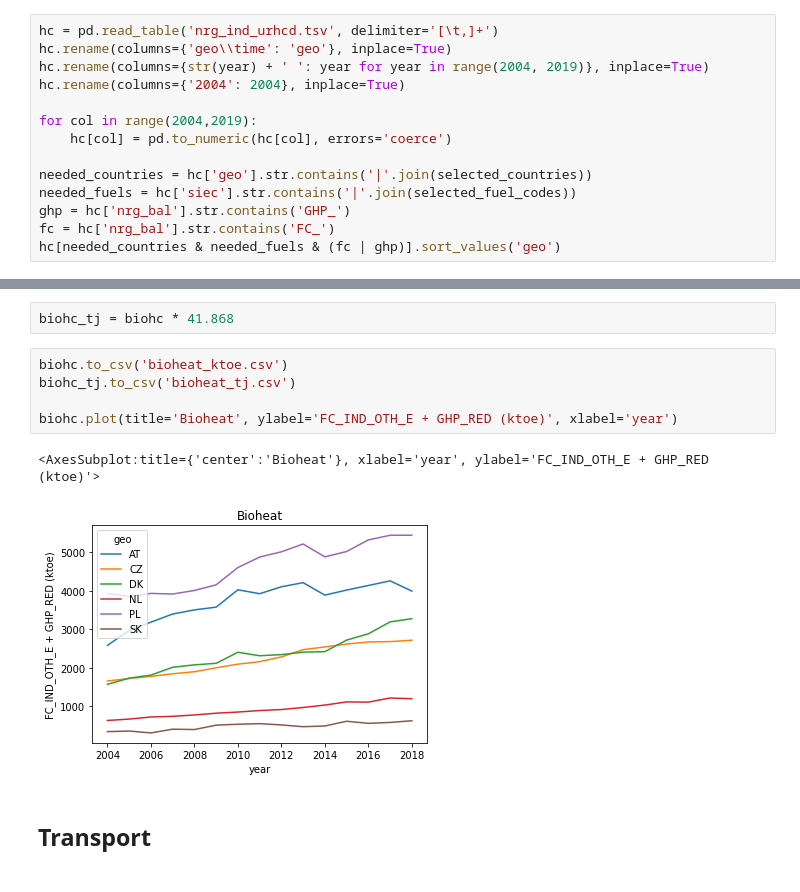
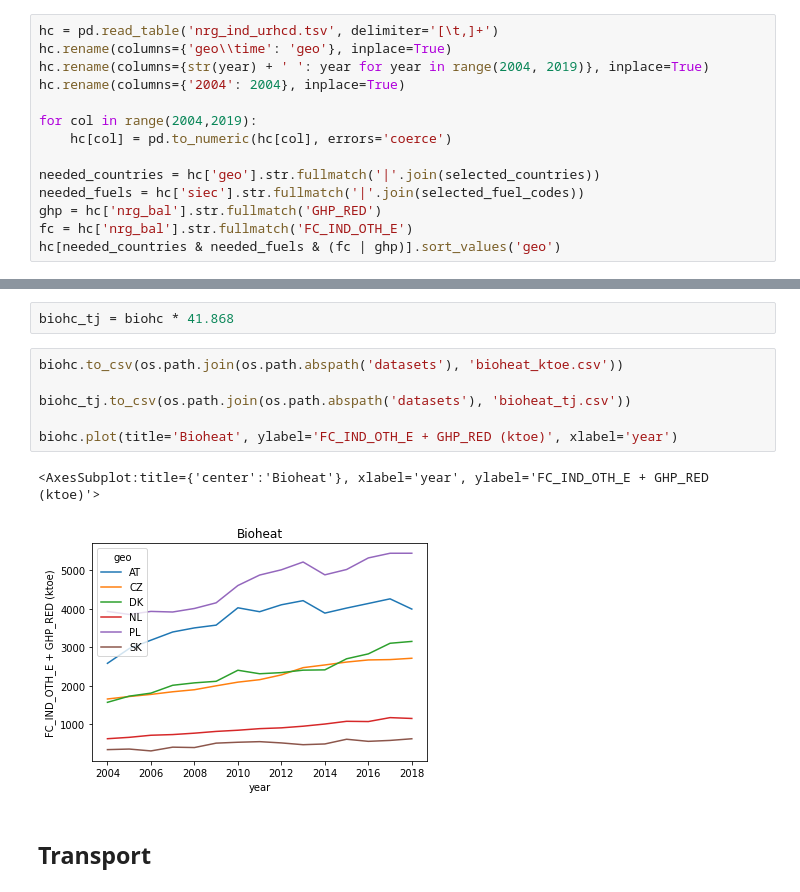
Before and after one commit to jandolezal/shares, a Jupyter notebook: shares.ipynb, the cells around one changed output, grey strips where cells are left out. Cells and saved outputs as stored; diff of their text form.

```diff
--- a/shares.ipynb
+++ b/shares.ipynb
@@ -129,10 +160,10 @@ hc.rename(columns={'2004': 2004}, inplace=True)
 for col in range(2004,2019):
     hc[col] = pd.to_numeric(hc[col], errors='coerce')
 
-needed_countries = hc['geo'].str.contains('|'.join(selected_countries))
-needed_fuels = hc['siec'].str.contains('|'.join(selected_fuel_codes))
-ghp = hc['nrg_bal'].str.contains('GHP_')
-fc = hc['nrg_bal'].str.contains('FC_')
+needed_countries = hc['geo'].str.fullmatch('|'.join(selected_countries))
+needed_fuels = hc['siec'].str.fullmatch('|'.join(selected_fuel_codes))
+ghp = hc['nrg_bal'].str.fullmatch('GHP_RED')
+fc = hc['nrg_bal'].str.fullmatch('FC_IND_OTH_E')
 hc[needed_countries & needed_fuels & (fc | ghp)].sort_values('geo')
 # %% [output]
 |  | siec | nrg_bal | unit | geo | 2018 | 2017 | 2016 | 2015 | 2014 | 2013 | 2012 | ... |
@@ -176,13 +207,14 @@ biohc
 # %%
 biohc_tj = biohc * 41.868
 # %%
-biohc.to_csv('bioheat_ktoe.csv')
-biohc_tj.to_csv('bioheat_tj.csv')
+biohc.to_csv(os.path.join(os.path.abspath('datasets'), 'bioheat_ktoe.csv'))
+
+biohc_tj.to_csv(os.path.join(os.path.abspath('datasets'), 'bioheat_tj.csv'))
 
 biohc.plot(title='Bioheat', ylabel='FC_IND_OTH_E + GHP_RED (ktoe)', xlabel='year')
 # %% [output]
 <AxesSubplot:title={'center':'Bioheat'}, xlabel='year', ylabel='FC_IND_OTH_E + GHP_RED (ktoe)'>
-[figure, old version]
+[figure, new version]
 # %% [markdown]
 ## Transport
 # %%
```
Also changed, not shown: parts of 13 cells of this notebook, 13 other files.
